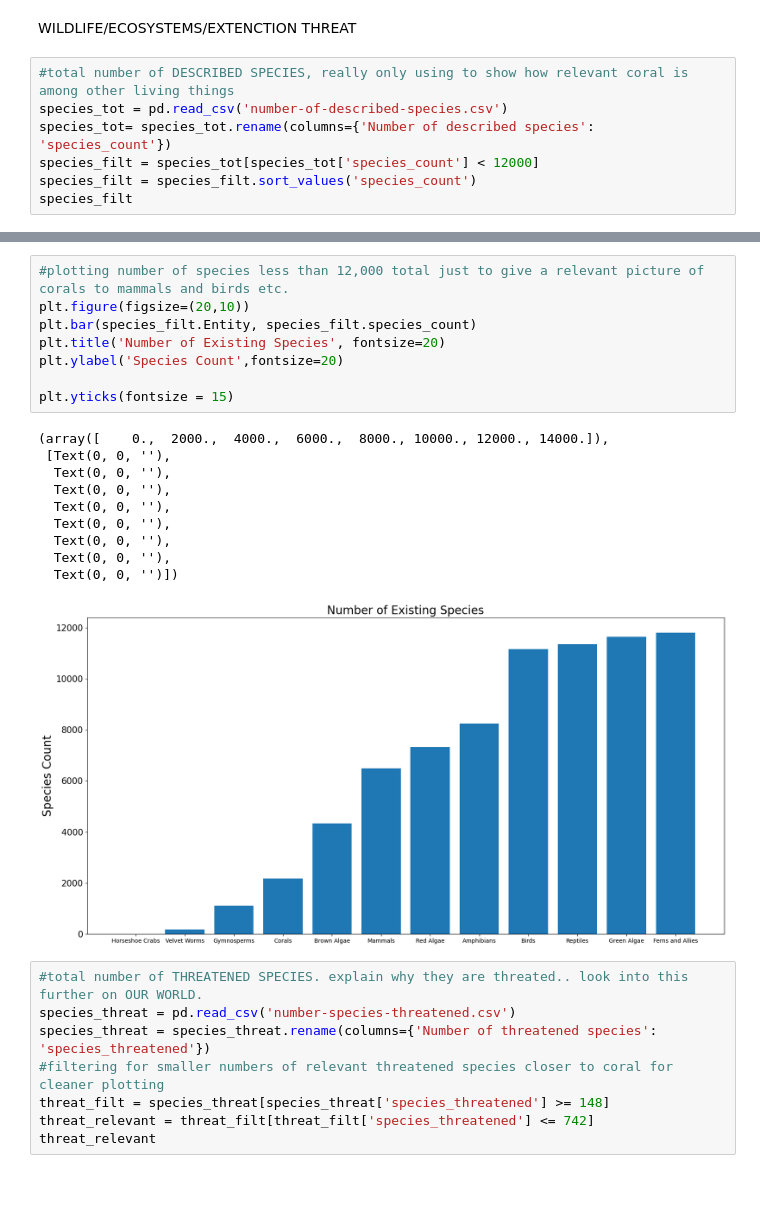
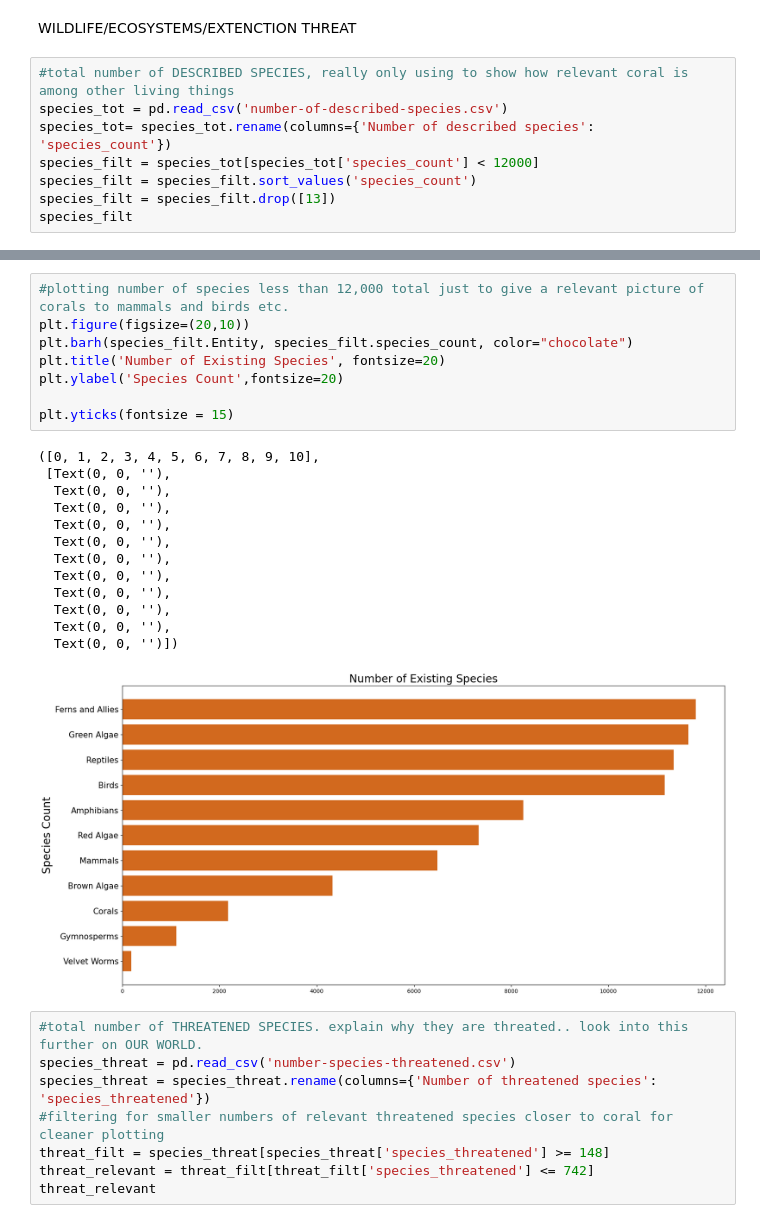
Before and after one commit to treybourgeois/nss_capstone_2021, a Jupyter notebook: data2/capstone_notebook.ipynb, the cells around one changed output, grey strips where cells are left out. Drawn from its saved outputs; the diff is of its cells as text; blank space fills up the shorter version.

```diff
--- a/data2/capstone_notebook.ipynb
+++ b/data2/capstone_notebook.ipynb
@@ -229,6 +229,7 @@ species_tot = pd.read_csv('number-of-described-species.csv')
 species_tot= species_tot.rename(columns={'Number of described species': 'species_count'})
 species_filt = species_tot[species_tot['species_count'] < 12000]
 species_filt = species_filt.sort_values('species_count')
+species_filt = species_filt.drop([13])
 species_filt
 # %% [output]
 |  | Entity | Code | Year | species_count |
@@ -247,22 +247,25 @@ species_filt
 # %%
 #plotting number of species less than 12,000 total just to give a relevant picture of corals to mammals and birds etc.
 plt.figure(figsize=(20,10))
-plt.bar(species_filt.Entity, species_filt.species_count)
+plt.barh(species_filt.Entity, species_filt.species_count, color="chocolate")
 plt.title('Number of Existing Species', fontsize=20)
 plt.ylabel('Species Count',fontsize=20)
 
 plt.yticks(fontsize = 15)
 # %% [output]
-(array([    0.,  2000.,  4000.,  6000.,  8000., 10000., 12000., 14000.]),
+([0, 1, 2, 3, 4, 5, 6, 7, 8, 9, 10],
  [Text(0, 0, ''),
   Text(0, 0, ''),
   Text(0, 0, ''),
   Text(0, 0, ''),
   Text(0, 0, ''),
   Text(0, 0, ''),
   Text(0, 0, ''),
+  Text(0, 0, ''),
+  Text(0, 0, ''),
+  Text(0, 0, ''),
   Text(0, 0, '')])
-[figure, old version]
+[figure, new version]
 # %%
 #total number of THREATENED SPECIES. explain why they are threated.. look into this further on OUR WORLD.
 species_threat = pd.read_csv('number-species-threatened.csv')
```
Also changed, not shown: parts of 14 cells of this notebook, 2 other files.
